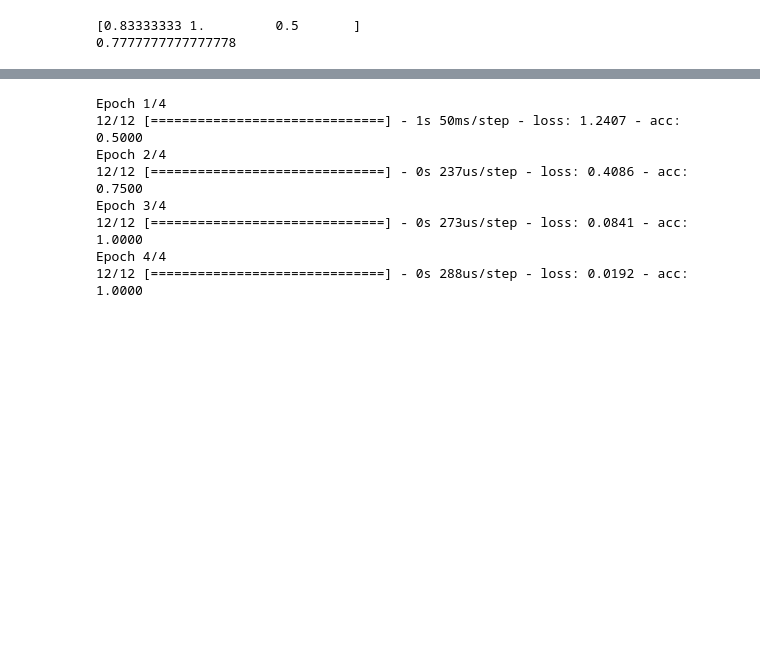
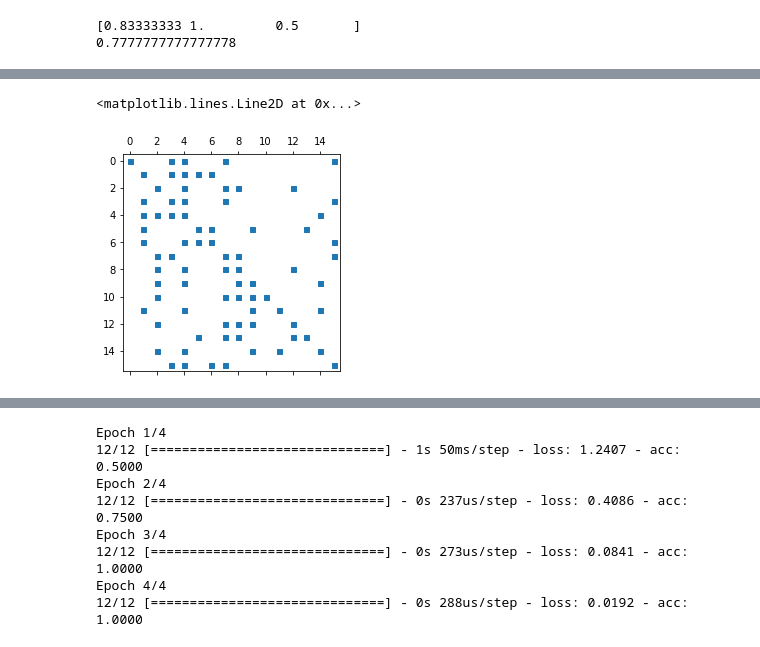
Before and after one commit to ishitamed19/EEG-Correlates-of-Genetic-Predisposition-to-Alcoholism-using-Deep-Learning, a Jupyter notebook: KNN.ipynb, the cells around one changed output, grey strips where cells are left out. Drawn from its saved outputs; the diff is of its cells as text; code cells hidden in the pictures; blank space fills up the shorter version.

Commit message:
Add k neighbors graphs

```diff
--- a/KNN.ipynb
+++ b/KNN.ipynb
@@ -64,3 +67,9 @@ print(scores.mean())
 # %% [output]
 [0.83333333 1.         0.5       ]
 0.7777777777777778
+# %%
+# compute weighted graph of 5-nearest neightbors
+
+sparse_dist = kneighbors_graph(X, 5, mode='distance', include_self=True)
+sparse_dist_m = sparse.toarray()
+sparse_dist_m
@@ -66,0 +93,5 @@ print(scores.mean())
+# %%
+plt.spy(sparse_dist_m, markersize=5)
+# %% [output]
+<matplotlib.lines.Line2D at 0x...>
+[figure, added]
```
Also changed, not shown: parts of 4 cells of this notebook.
